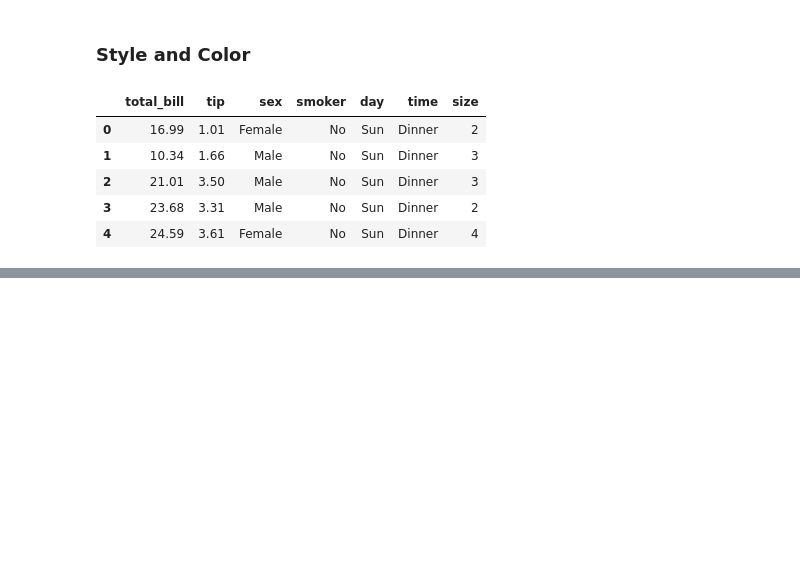
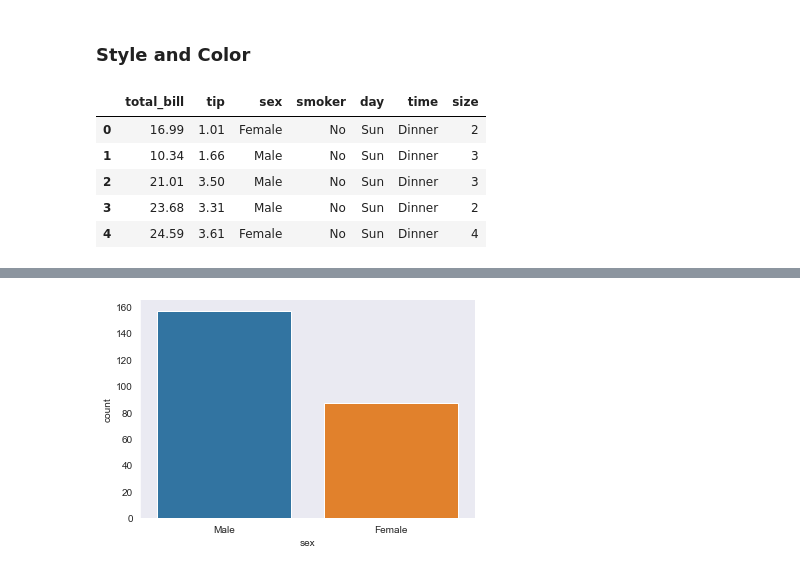
Before and after one commit to GKPSingh/M2D18, a Jupyter notebook: Learning SeaBorn.ipynb, the cells around one changed output, grey strips where cells are left out. Saved outputs shown, nothing was run; the diff lists cells and outputs as text; code cells hidden in the pictures; blank space fills up the shorter version.

```diff
--- a/Learning SeaBorn.ipynb
+++ b/Learning SeaBorn.ipynb
@@ -344,0 +368,6 @@ tips.head()
+# %%
+sns.set_style('dark')
+sns.countplot(x = 'sex', data = tips)
+sns.despine()
+# %% [output]
+[figure, added]
```
Also changed, not shown: parts of 9 cells of this notebook.
